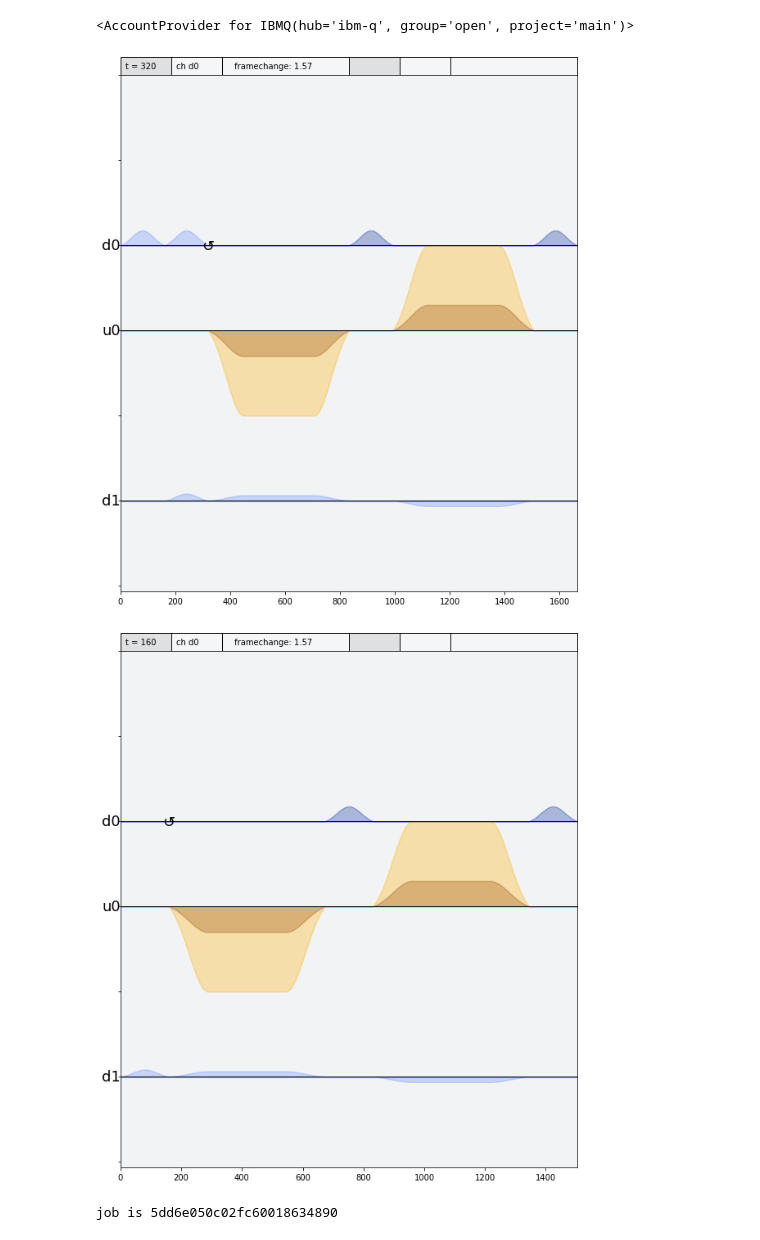
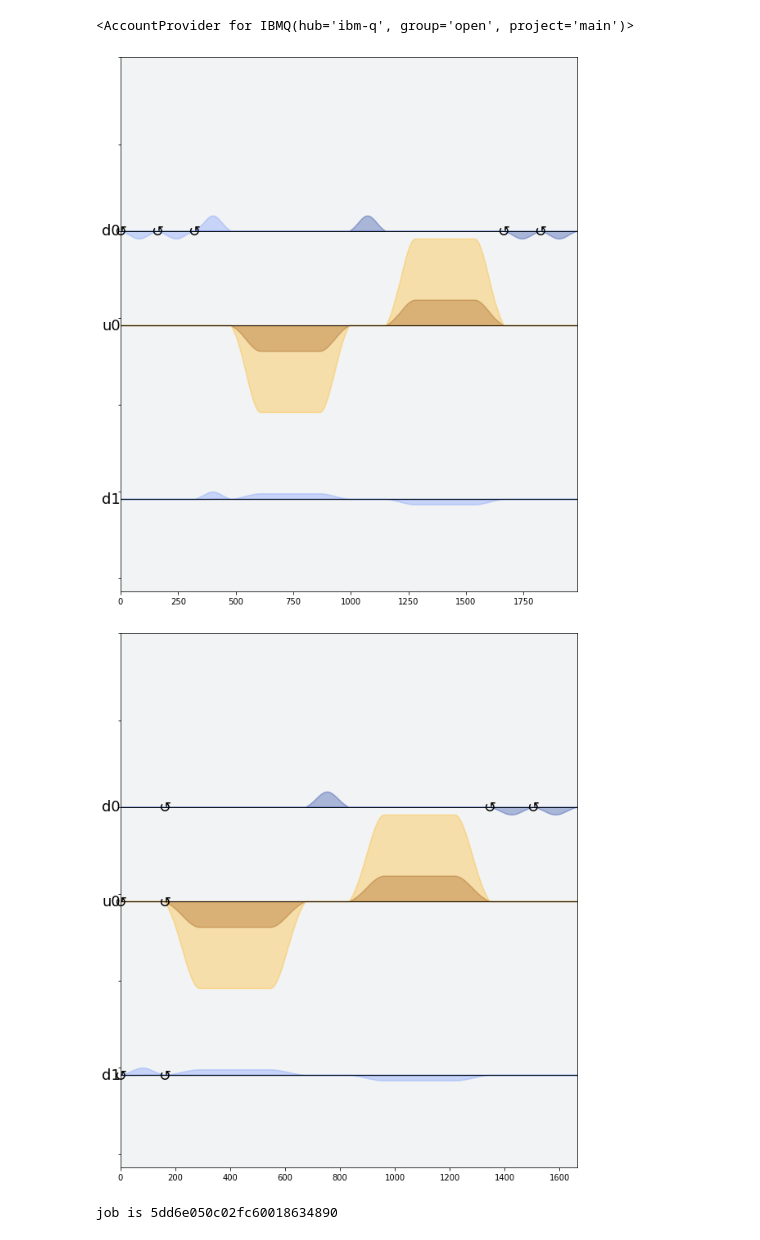
Before and after one commit to singular-value/optimizations_via_openpulse, a Jupyter notebook: Open_CNOT_EXPERIMENT.ipynb, the cells around one changed output. Saved outputs shown, nothing was run; the diff lists cells and outputs as text; code cells hidden in the pictures.

Commit message:
Open CNOT is now optimized automatically with cross-gate pulse cancellation by optimize_1q_gates

```diff
--- a/Open_CNOT_EXPERIMENT.ipynb
+++ b/Open_CNOT_EXPERIMENT.ipynb
@@ -42,25 +32,35 @@ schedules.append(schedule)
+# %%
+schedules = []
+
+transpiled_circuit = q.transpile(circuit, backend, optimization_level=1)
+schedule = q.schedule(transpiled_circuit, backend=backend, inst_map=circ_inst_map)
+schedule |= measure << schedule.duration
+schedules.append(schedule)
+
+qiskit.PULSE_BACKED_OPTIMIZATION = True
+from qiskit.transpiler import PassManager
+from qiskit.transpiler.passes import CommutationAnalysis, CommutativeCancellation, MatchZZInteraction
+pm = PassManager()
+pm.append([CommutationAnalysis(), MatchZZInteraction()])
+matched_circuit = pm.run(circuit)
+decomposed_circuit = matched_circuit.decompose()
+pulse_compiler_helper_fns.update_basis_gates_and_circ_inst_map(decomposed_circuit, backend, circ_inst_map)
+transpiled_circuit = q.transpile(decomposed_circuit, backend, optimization_level=1)
+schedule = q.schedule(transpiled_circuit, backend=backend, inst_map=circ_inst_map)
+schedule |= measure << schedule.duration
+schedules.append(schedule)
 # %%
-schedules[0].draw(channels=[config.drive(0), config.control(0), config.drive(1)])
+schedules[0].draw(
+    channels=[backend.configuration().drive(0), backend.configuration().control(0), backend.configuration().drive(1)],
+    table=False)
 # %% [output]
-[figure, old version]
+[figure, new version]
-# %%
-# cross-gate pulse cancellation way
-circuit = q.QuantumCircuit(2)
-circuit.open_cx(0, 1)
-
-decomposed_circuit = circuit.decompose()
-
-pulse_compiler_helper_fns.update_basis_gates_and_cmd_def(decomposed_circuit, backend, system, cmd_def)
-transpiled_circuit = q.transpile(decomposed_circuit, backend, optimization_level=1)
-
-schedule = q.schedule(transpiled_circuit, backend=backend, cmd_def=cmd_def)
-schedule |= measure << schedule.duration
-
-schedules.append(schedule)
 # %%
-schedules[1].draw(channels=[config.drive(0), config.control(0), config.drive(1)])
+schedules[1].draw(
+    channels=[backend.configuration().drive(0), backend.configuration().control(0), backend.configuration().drive(1)],
+    table=False)
 # %% [output]
-[figure, old version]
+[figure, new version]
 # %%
 shots = 8000
 job = q.execute(schedules, backend=backend, shots=shots)
```
Also changed, not shown: parts of 3 cells of this notebook.
